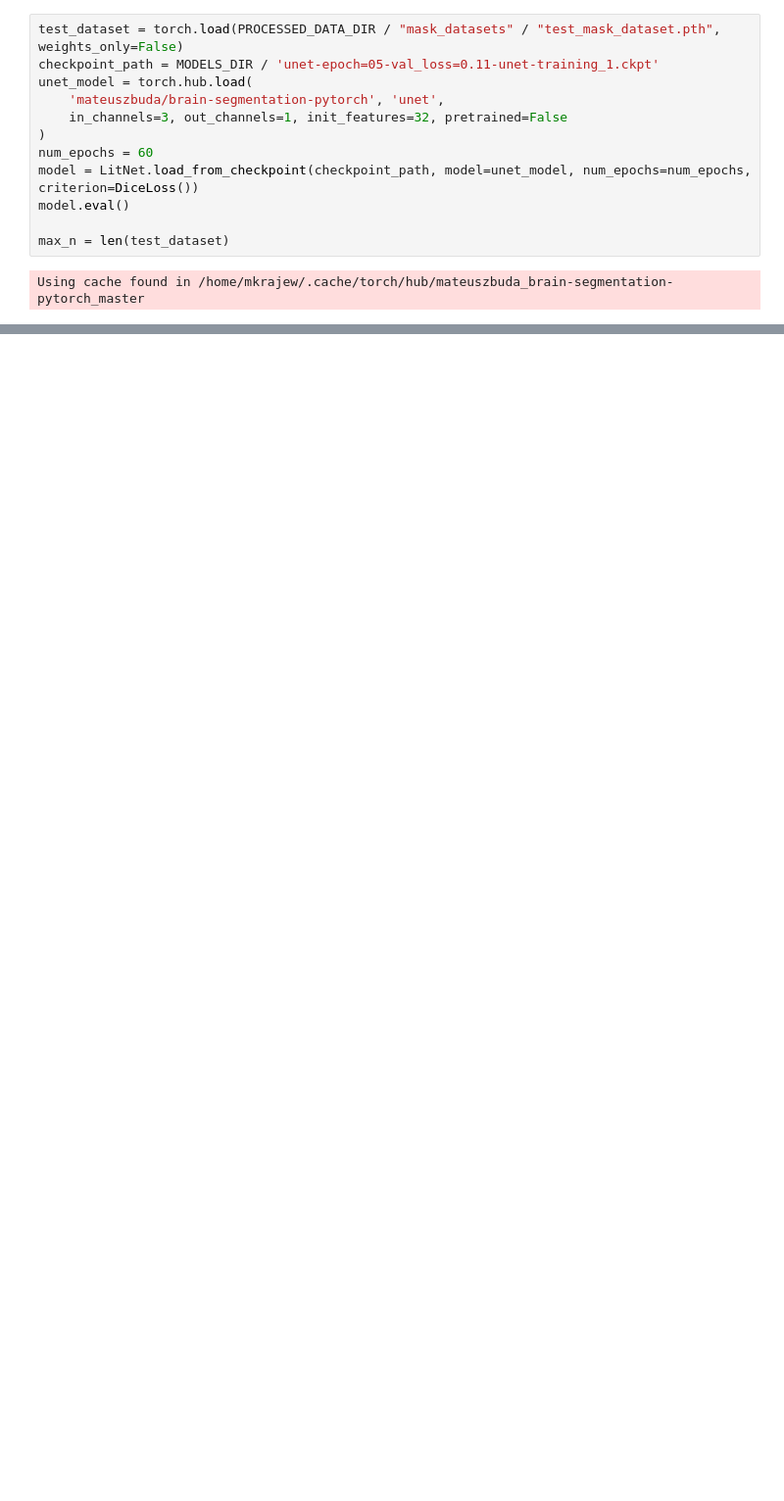
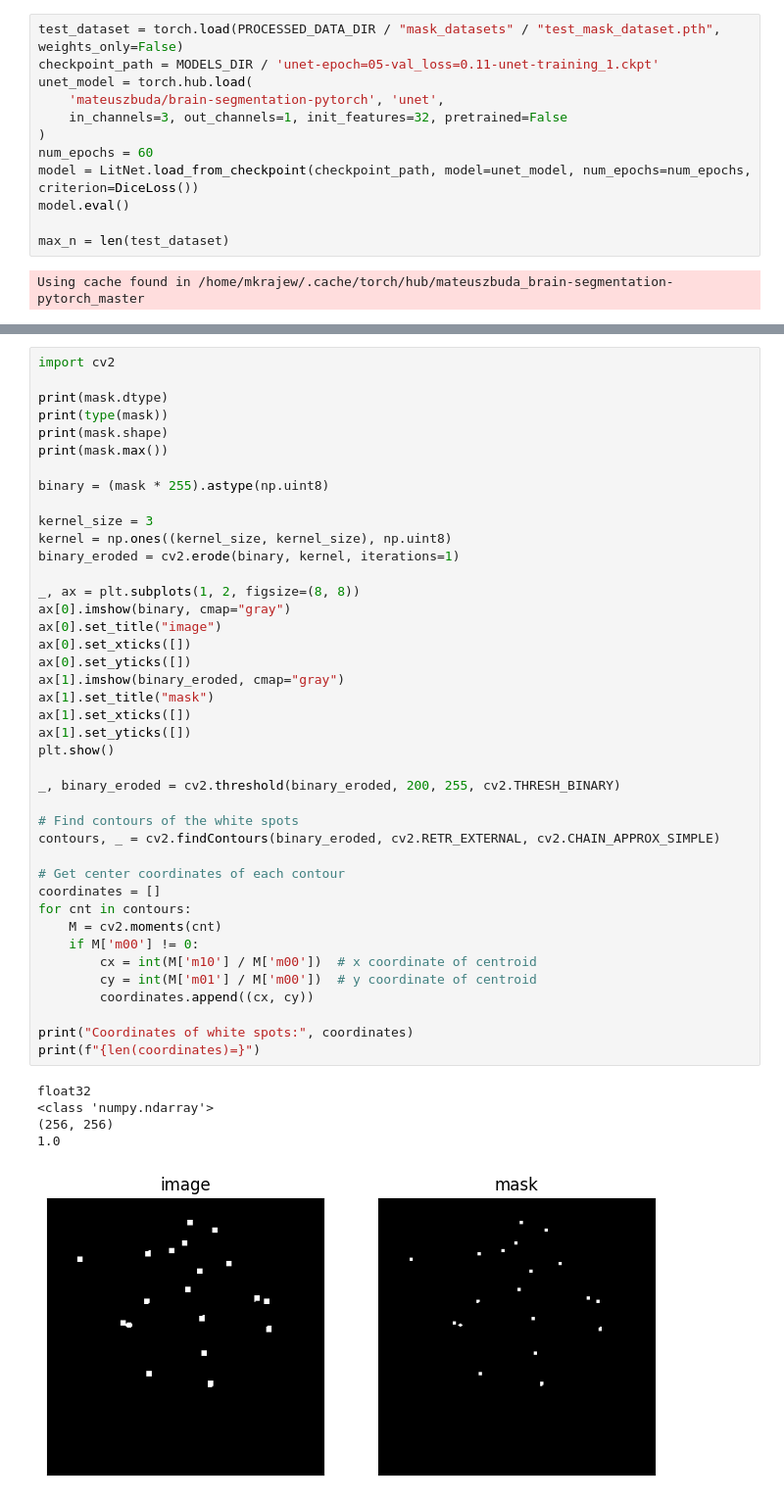
Before and after one commit to mkrajew/bees, a Jupyter notebook: notebooks/06_unet.ipynb, the cells around one changed output, grey strips where cells are left out. Shown at 98% size. Saved outputs shown, nothing was run; the diff lists cells and outputs as text; blank space fills up the shorter version.

```diff
--- a/notebooks/06_unet.ipynb
+++ b/notebooks/06_unet.ipynb
@@ -110,0 +77,47 @@ len(coordinates)=19
+# %%
+import cv2
+
+print(mask.dtype)
+print(type(mask))
+print(mask.shape)
+print(mask.max())
+
+binary = (mask * 255).astype(np.uint8)
+
+kernel_size = 3
+kernel = np.ones((kernel_size, kernel_size), np.uint8)
+binary_eroded = cv2.erode(binary, kernel, iterations=1)
+
+_, ax = plt.subplots(1, 2, figsize=(8, 8))
+ax[0].imshow(binary, cmap="gray")
+ax[0].set_title("image")
+ax[0].set_xticks([])
+ax[0].set_yticks([])
+ax[1].imshow(binary_eroded, cmap="gray")
+ax[1].set_title("mask")
+ax[1].set_xticks([])
+ax[1].set_yticks([])
+plt.show()
+
+_, binary_eroded = cv2.threshold(binary_eroded, 200, 255, cv2.THRESH_BINARY)
+
+# Find contours of the white spots
+contours, _ = cv2.findContours(binary_eroded, cv2.RETR_EXTERNAL, cv2.CHAIN_APPROX_SIMPLE)
+
+# Get center coordinates of each contour
+coordinates = []
+for cnt in contours:
+    M = cv2.moments(cnt)
+    if M['m00'] != 0:
+        cx = int(M['m10'] / M['m00'])  # x coordinate of centroid
+        cy = int(M['m01'] / M['m00'])  # y coordinate of centroid
+        coordinates.append((cx, cy))
+
+print("Coordinates of white spots:", coordinates)
+print(f"{len(coordinates)=}")
+# %% [output]
+float32
+<class 'numpy.ndarray'>
+(256, 256)
+1.0
+[figure, added]
```
Also changed, not shown: parts of 7 cells of this notebook, 3 other files.
